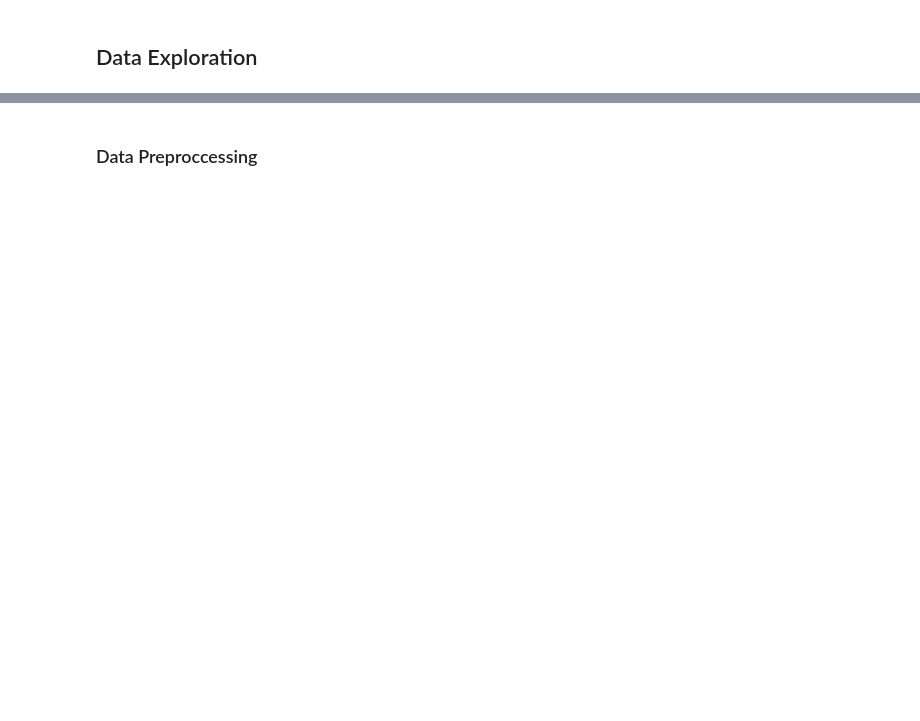
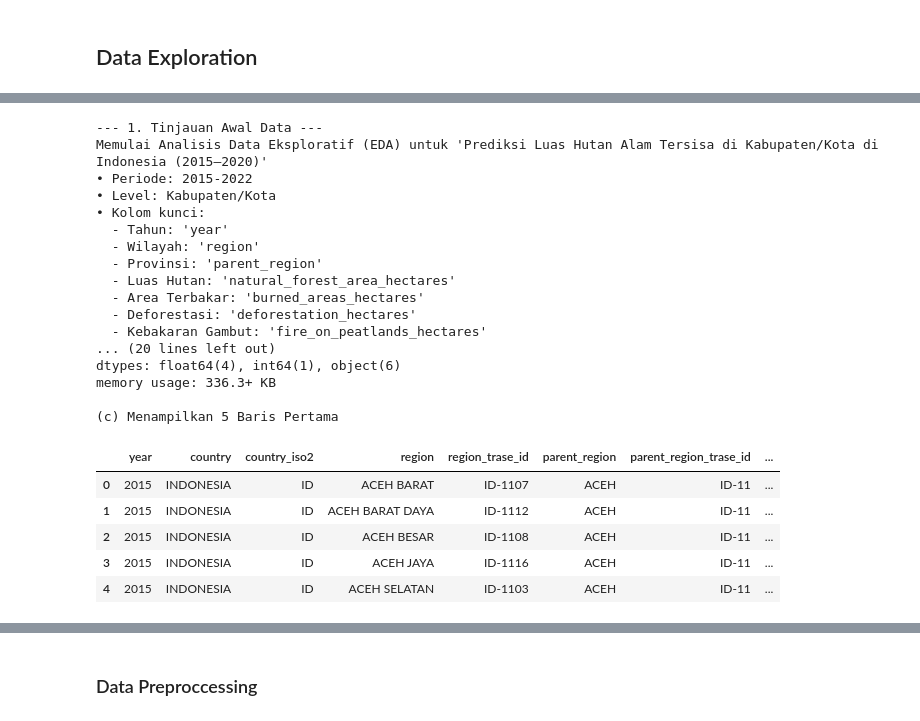
Before and after one commit to bintangfikrif/Unnamed-Final_Project, a Jupyter notebook: notebooks/main.ipynb, the cells around one changed output, grey strips where cells are left out. Saved outputs shown, nothing was run; the diff lists cells and outputs as text; code cells hidden in the pictures; blank space fills up the shorter version.

```diff
--- a/notebooks/main.ipynb
+++ b/notebooks/main.ipynb
@@ -688,0 +96,63 @@ dtype: float64
+# %%
+COL_YEAR = 'year'                                    # Nama kolom untuk tahun
+COL_REGION = 'region'                               # Nama kolom untuk Kabupaten/Kota
+COL_FOREST_AREA = 'natural_forest_area_hectares'    # Nama kolom untuk luas hutan alam
+COL_PROVINCE = 'parent_region'                      # Nama kolom untuk provinsi
+COL_BURNED = 'burned_areas_hectares'                # Nama kolom untuk area terbakar
+COL_DEFORESTATION = 'deforestation_hectares'        # Nama kolom untuk deforestasi
+COL_FIRE_PEATLANDS = 'fire_on_peatlands_hectares'  # Nama kolom untuk kebakaran gambut
+
+print("\n--- 1. Tinjauan Awal Data ---")
+print(f"Memulai Analisis Data Eksploratif (EDA) untuk 'Prediksi Luas Hutan Alam Tersisa di Kabupaten/Kota di Indonesia (2015–2020)'")
+print(f"• Periode: 2015-2022")
+print(f"• Level: Kabupaten/Kota")
+print(f"• Kolom kunci:")
+print(f"  - Tahun: '{COL_YEAR}'")
+print(f"  - Wilayah: '{COL_REGION}'")
+print(f"  - Provinsi: '{COL_PROVINCE}'")
+print(f"  - Luas Hutan: '{COL_FOREST_AREA}'")
+print(f"  - Area Terbakar: '{COL_BURNED}'")
+print(f"  - Deforestasi: '{COL_DEFORESTATION}'")
+print(f"  - Kebakaran Gambut: '{COL_FIRE_PEATLANDS}'")
+
+try:
+    df = pd.read_csv('combined_spatial_data_kabupaten_2015_2022.csv')
+    print(f"\n(a) Ukuran dataset: {df.shape[0]:,} baris x {df.shape[1]} kolom")
+    print("\n(b) Menampilkan Info DataFrame")
+    df.info()
+    print("\n(c) Menampilkan 5 Baris Pertama")
+    display(df.head())
+
+except FileNotFoundError:
+    print("File tidak ditemukan. Mencoba path alternatif...")
+    try:
+        df = pd.read_csv('/content/combined_spatial_data_kabupaten_2015_2022.csv')
+        print(f"Data berhasil dimuat dari path alternatif!")
+        print(f"• Ukuran dataset: {df.shape[0]:,} baris x {df.shape[1]} kolom")
+    except Exception as e:
+        print(f"Error memuat data: {e}")
+        df = None
+# %% [output]
+--- 1. Tinjauan Awal Data ---
+Memulai Analisis Data Eksploratif (EDA) untuk 'Prediksi Luas Hutan Alam Tersisa di Kabupaten/Kota di Indonesia (2015–2020)'
+• Periode: 2015-2022
+• Level: Kabupaten/Kota
+• Kolom kunci:
+  - Tahun: 'year'
+  - Wilayah: 'region'
+  - Provinsi: 'parent_region'
+  - Luas Hutan: 'natural_forest_area_hectares'
+  - Area Terbakar: 'burned_areas_hectares'
+  - Deforestasi: 'deforestation_hectares'
+  - Kebakaran Gambut: 'fire_on_peatlands_hectares'
+... (20 lines left out)
+dtypes: float64(4), int64(1), object(6)
+memory usage: 336.3+ KB
+
+(c) Menampilkan 5 Baris Pertama
+|  | year | country | country_iso2 | region | region_trase_id | parent_region | parent_region_trase_id | ... |
+| 0 | 2015 | INDONESIA | ID | ACEH BARAT | ID-1107 | ACEH | ID-11 | ... |
+| 1 | 2015 | INDONESIA | ID | ACEH BARAT DAYA | ID-1112 | ACEH | ID-11 | ... |
+| 2 | 2015 | INDONESIA | ID | ACEH BESAR | ID-1108 | ACEH | ID-11 | ... |
+| 3 | 2015 | INDONESIA | ID | ACEH JAYA | ID-1116 | ACEH | ID-11 | ... |
+| 4 | 2015 | INDONESIA | ID | ACEH SELATAN | ID-1103 | ACEH | ID-11 | ... |
```
Also changed, not shown: parts of 23 cells of this notebook.
